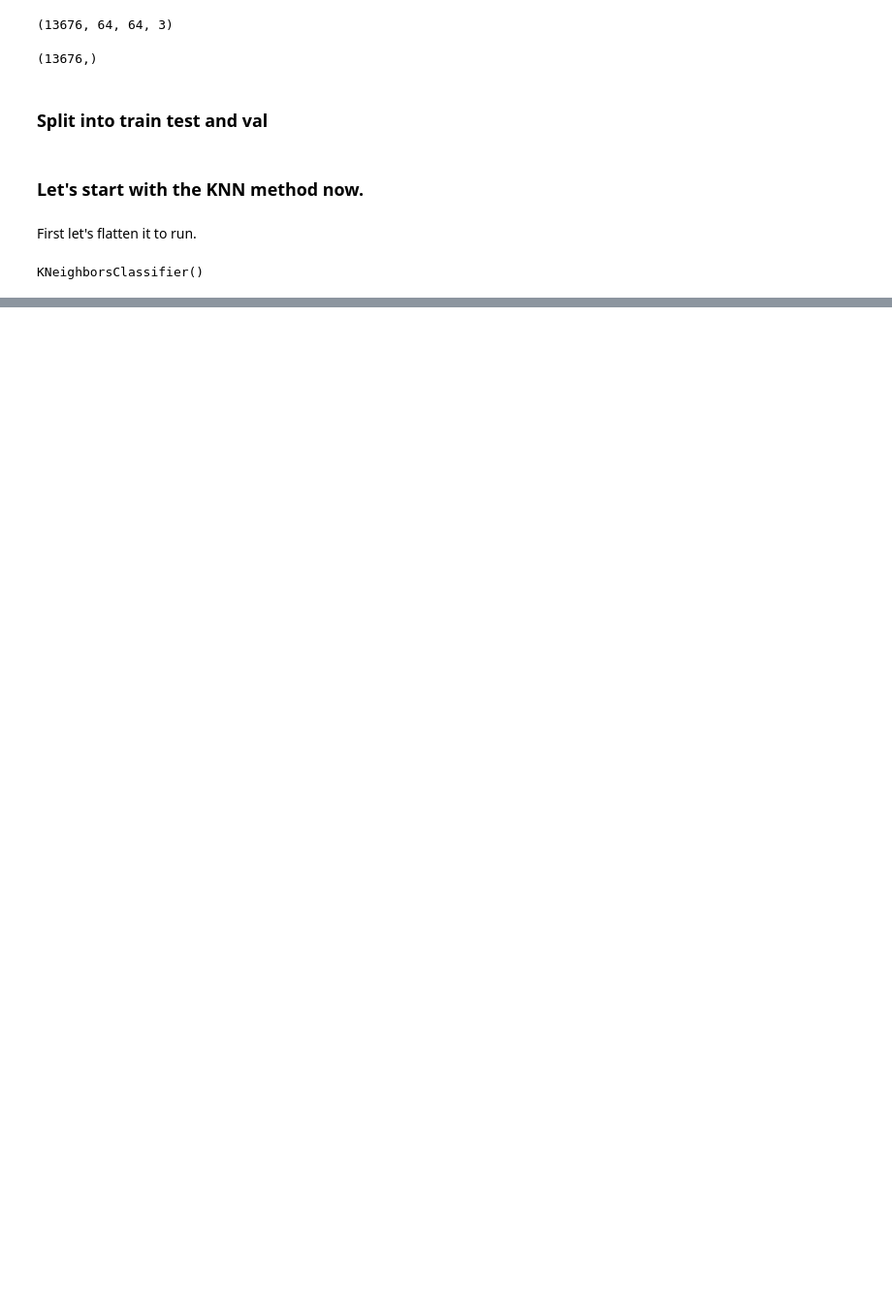
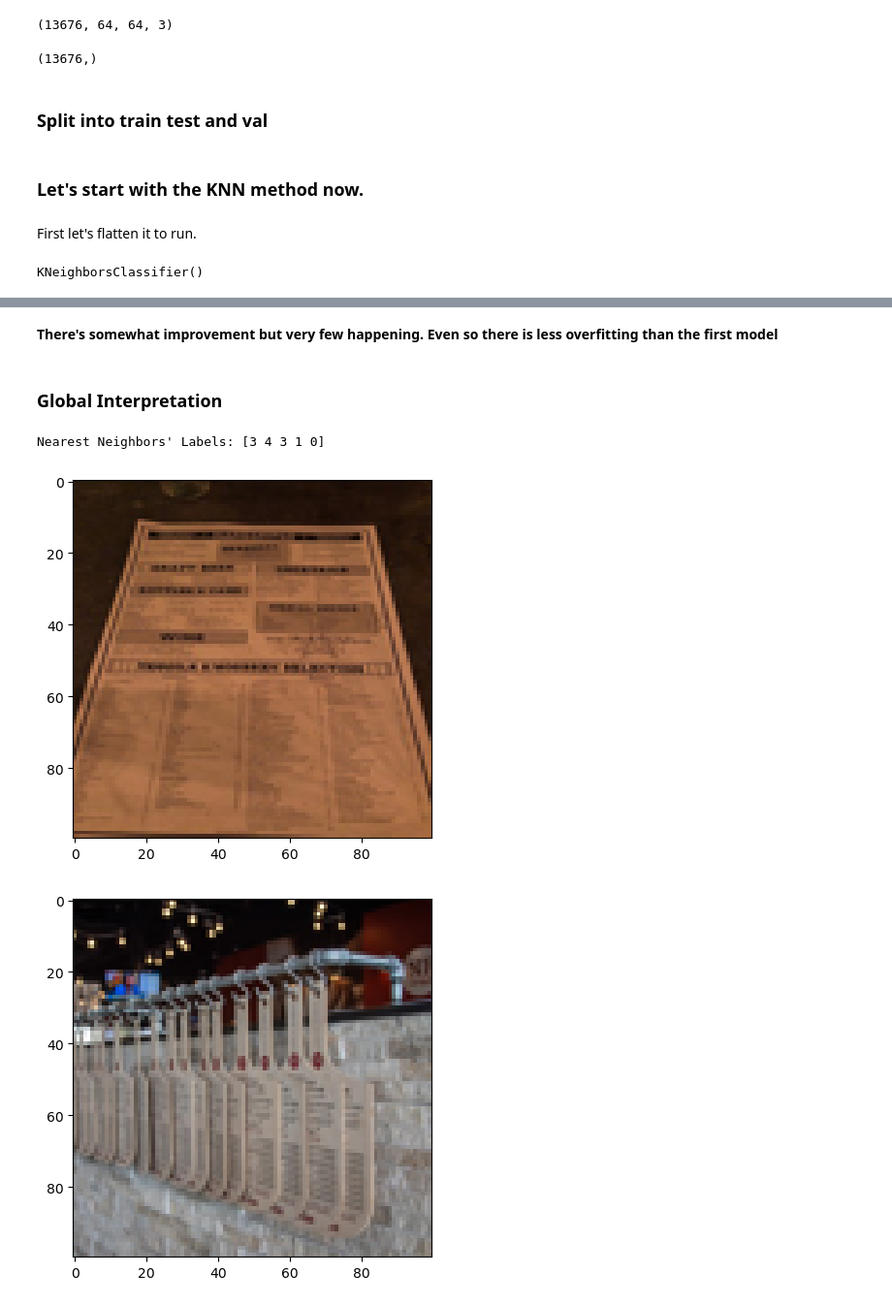
Before and after one commit to LCIT-W25/AISC-T3-Grp2, a Jupyter notebook: AISC2008 - Computer Vision/Case Study 1/Leandro/Case Study 1.ipynb, the cells around one changed output, grey strips where cells are left out. Shown at 97% size. Saved outputs shown, nothing was run; the diff lists cells and outputs as text; code cells hidden in the pictures; blank space fills up the shorter version.

```diff
--- a/AISC2008 - Computer Vision/Case Study 1/Leandro/Case Study 1.ipynb
+++ b/AISC2008 - Computer Vision/Case Study 1/Leandro/Case Study 1.ipynb
@@ -355,0 +476,3 @@ True label probability: 0.8
+# %%
+X_train, X_temp, y_train, y_temp = train_test_split(X, y_encoded, test_size=0.3, random_state=42)
+X_val, X_test, y_val, y_test = train_test_split(X_temp, y_temp, test_size=0.5, random_state=42)
@@ -355,0 +635,18 @@ True label probability: 0.8
+# %% [markdown]
+<b> There's somewhat improvement but very few happening. Even so there is less overfitting than the first model
+# %% [markdown]
+### Global Interpretation
+# %%
+def visualize_nearest_neighbors(knn, instance, X_train, y_train):
+    distances, indices = knn.kneighbors(instance.reshape(1, -1))
+    print("Nearest Neighbors' Labels:", y_train[indices.flatten()])
+
+    for idx in indices.flatten():
+        plt.imshow(X_train[idx].reshape(100, 100, 3).astype("uint8"))
+        plt.show()
+
+visualize_nearest_neighbors(knn, X_test_flat[0], X_train, y_train)
+# %% [output]
+Nearest Neighbors' Labels: [3 4 3 1 0]
+[figure, added]
+[figure, added]
```
Also changed, not shown: parts of 90 cells of this notebook.
